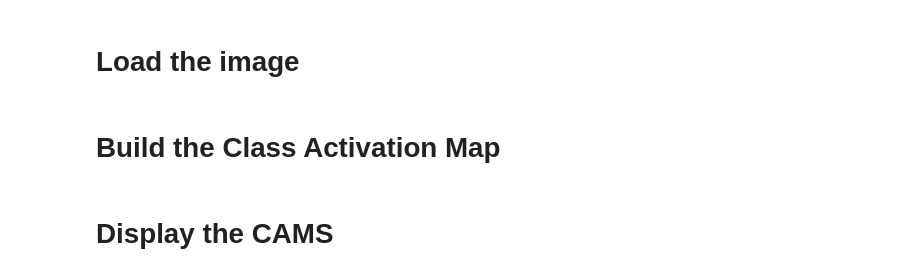
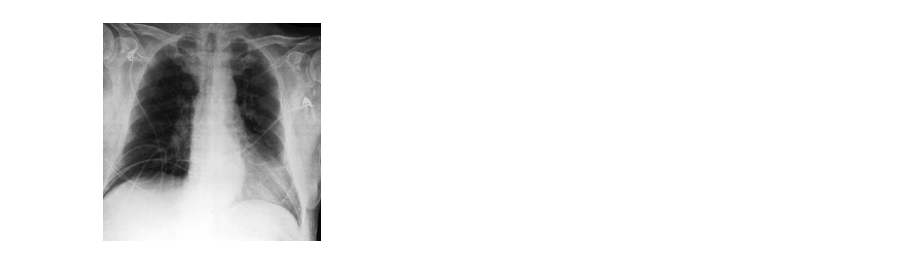
Before and after one commit to luca-nassano/ChestXRAY, a Jupyter notebook: CAM.ipynb, the cells around one changed output. Cells and saved outputs as stored; diff of their text form; code cells hidden in the pictures.

```diff
--- a/CAM.ipynb
+++ b/CAM.ipynb
@@ -62,19 +73,21 @@ models = load_models(base_path)
-# %% [markdown]
-# Load the image
 # %%
 unbatched_test = test_dataset.unbatch()
 test_imgs = []
 test_labels = []
 for img, labels in unbatched_test:
   test_imgs.append(img.numpy())
   test_labels.append(labels.numpy())
 test_imgs = np.array(test_imgs)
 test_labels = np.array(test_labels)
 
 def get_img(index):
   return test_imgs[index].reshape(-1,224,224,3)
 
-img_index = 15
+img_index = 0
+
 img = get_img(img_index)
+plt.imshow(img[0,:,:,0],cmap='gray')
+plt.axis('off')
+plt.savefig('/content/drive/My Drive/Results/CAM/CAM14_Support_Dev/image.png')
+# %% [output]
+[figure, added]
-# %% [markdown]
-# Build the Class Activation Map
@@ -126,2 +93,0 @@ negative_pred_cams = np.array(cams)[negative_pred]
-# %% [markdown]
-# Display the CAMS
```
Also changed, not shown: parts of 19 cells of this notebook.
